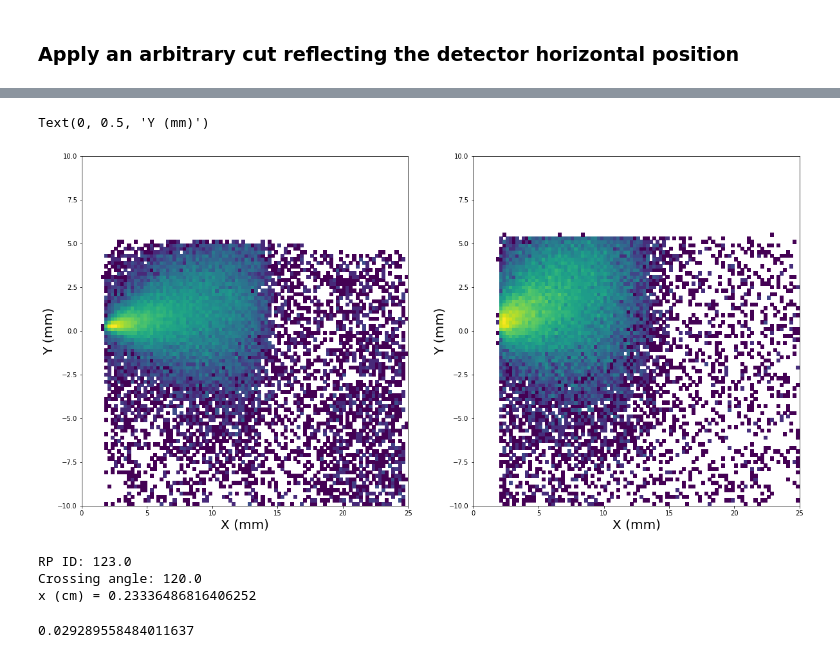
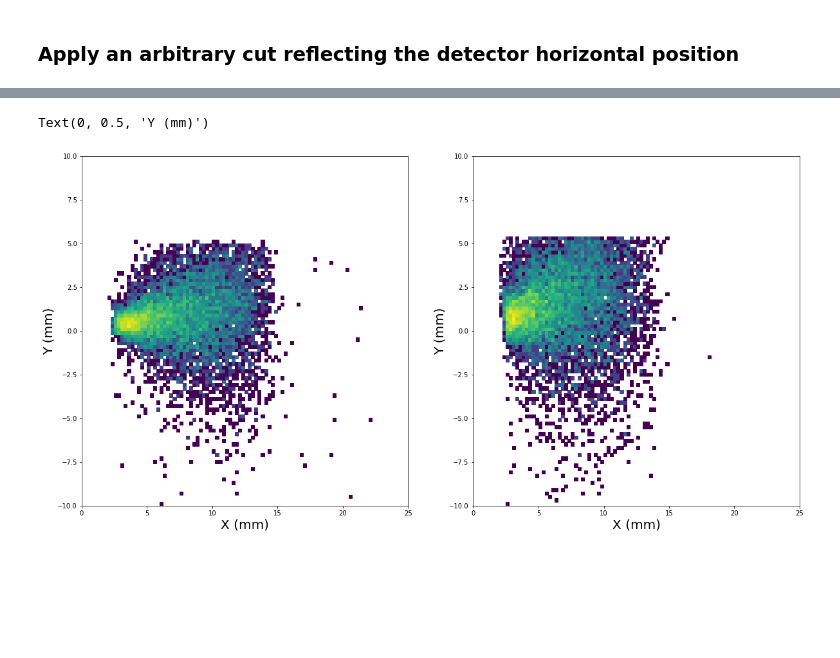
Before and after one commit to CMSDAS/pps-short-exercise, a Jupyter notebook: Optical-Functions.ipynb, the cells around one changed output, grey strips where cells are left out. Saved outputs shown, nothing was run; the diff lists cells and outputs as text; code cells hidden in the pictures; blank space fills up the shorter version.

```diff
--- a/Optical-Functions.ipynb
+++ b/Optical-Functions.ipynb
@@ -213,7 +262,7 @@ Interpolate: True
 import pandas as pd
 import h5py
 
-fileName = "data/output-UL2017B-PreSel.h5"
+fileName = "/eos/user/c/cmsdas/short-exercises/pps-protons-tutorial/data/output-UL2017B-PreSel.h5"
 
 df = None
 event_counts = None
@@ -245,8 +294,7 @@ with h5py.File( fileName, 'r' ) as f:
 
     df = df[ ['Run', 'LumiSection', 'EventNum', 'CrossingAngle',
               'MultiRP', 'Arm', 'RPId1', 'RPId2', 'TrackX1', 'TrackY1', 'TrackX2', 'TrackY2',
-              'Xi', 'T', 'ThX', 'ThY',
-              'Muon0Pt', 'Muon1Pt', 'InvMass', 'ExtraPfCands', 'Acopl', 'XiMuMuPlus', 'XiMuMuMinus'] ].astype( { "Run": "int64", "LumiSection": "int64", "EventNum": "int64", "MultiRP": "int32", "Arm": "int32", "RPId1": "int32", "RPId2": "int32", "ExtraPfCands": "int32" } )
+              'Xi', 'T', 'ThX', 'ThY'] ].astype( { "Run": "int64", "LumiSection": "int64", "EventNum": "int64", "MultiRP": "int32", "Arm": "int32", "RPId1": "int32", "RPId2": "int32" } )
 # %% [output]
 ['columns', 'event_counts', 'protons', 'selections']
 (107075, 38)
@@ -266,7 +314,7 @@ with h5py.File( fileName, 'r' ) as f:
 [b'All', b'Muon', b'Vertex', b'Protons']
 ['All', 'Muon', 'Vertex', 'Protons']
 # %%
-df = df[ df["MultiRP"] == 0 ]
-df = df[ ['Run', 'LumiSection', 'EventNum', 'CrossingAngle', 'MultiRP', 'RPId1', 'TrackX1', 'TrackY1', 'Xi', 'ThY'] ]
+df = df[ df["MultiRP"] == 1 ]
+df = df[ ['Run', 'LumiSection', 'EventNum', 'CrossingAngle', 'MultiRP', 'Arm', 'RPId1', 'RPId2', 'TrackX1', 'TrackY1', 'TrackX2', 'TrackY2', 'Xi', 'T', 'ThX', 'ThY'] ]
 df[:20]
 # %% [output]
@@ -290,28 +338,14 @@ df[:20]
 # %%
-msk_protons_1 = ( df["RPId1"] == 23 )
-msk_protons_2 = ( df["RPId1"] == 123 )
+msk_protons_1 = ( df["Arm"] == 0 )
+msk_protons_2 = ( df["Arm"] == 1 )
 
 fig, axes = plt.subplots( 1, 2, figsize=(20,10) )
-axes[0].hist2d( df[ "TrackX1" ][ msk_protons_1 ], df[ "TrackY1" ][ msk_protons_1 ], bins=(100,100), range=( (0.,25.), (-10.,10.) ), norm=LogNorm(), cmap='viridis' )
+axes[0].hist2d( df[ "TrackX2" ][ msk_protons_1 ], df[ "TrackY2" ][ msk_protons_1 ], bins=(100,100), range=( (0.,25.), (-10.,10.) ), norm=LogNorm(), cmap='viridis' )
 axes[0].set_xlabel( "X (mm)", fontsize=20 )
 axes[0].set_ylabel( "Y (mm)", fontsize=20 )
-axes[1].hist2d( df[ "TrackX1" ][ msk_protons_2 ], df[ "TrackY1" ][ msk_protons_2 ], bins=(100,100), range=( (0.,25.), (-10.,10.) ), norm=LogNorm(), cmap='viridis' )
+axes[1].hist2d( df[ "TrackX2" ][ msk_protons_2 ], df[ "TrackY2" ][ msk_protons_2 ], bins=(100,100), range=( (0.,25.), (-10.,10.) ), norm=LogNorm(), cmap='viridis' )
 axes[1].set_xlabel( "X (mm)", fontsize=20 )
 axes[1].set_ylabel( "Y (mm)", fontsize=20 )
 # %% [output]
 Text(0, 0.5, 'Y (mm)')
-[figure, old version]
+[figure, new version]
-# %%
-idx = 0
-rpid = df.iloc[idx]["RPId1"]
-xangle = df.iloc[idx]["CrossingAngle"]
-x_cm = 1e-1*df.iloc[idx]["TrackX1"]
-print ( "RP ID: {}".format( rpid ) )
-print ( "Crossing angle: {}".format( xangle ) )
-print ( "x (cm) = {}".format( x_cm ) )
-proton_transport.eval( rpid, xangle, "xi_vs_x", x_cm )
-# %% [output]
-RP ID: 123.0
-Crossing angle: 120.0
-x (cm) = 0.23336486816406252
-0.029289558484011637
```
Also changed, not shown: parts of 26 cells of this notebook, 2 other files.
